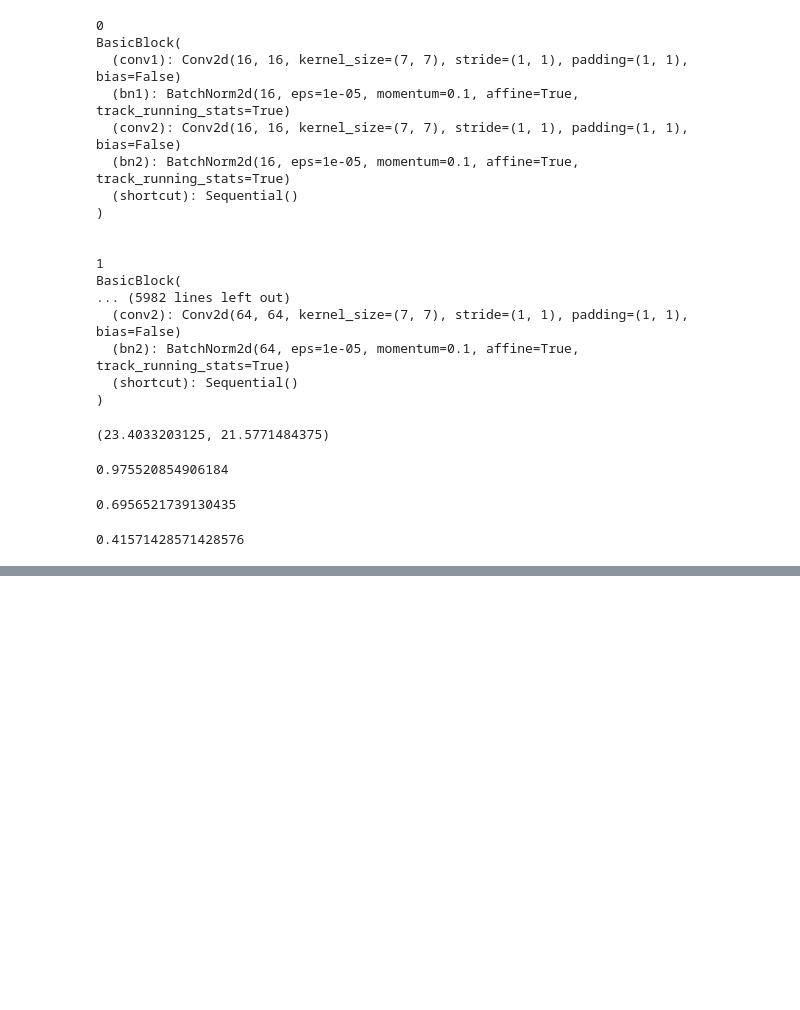
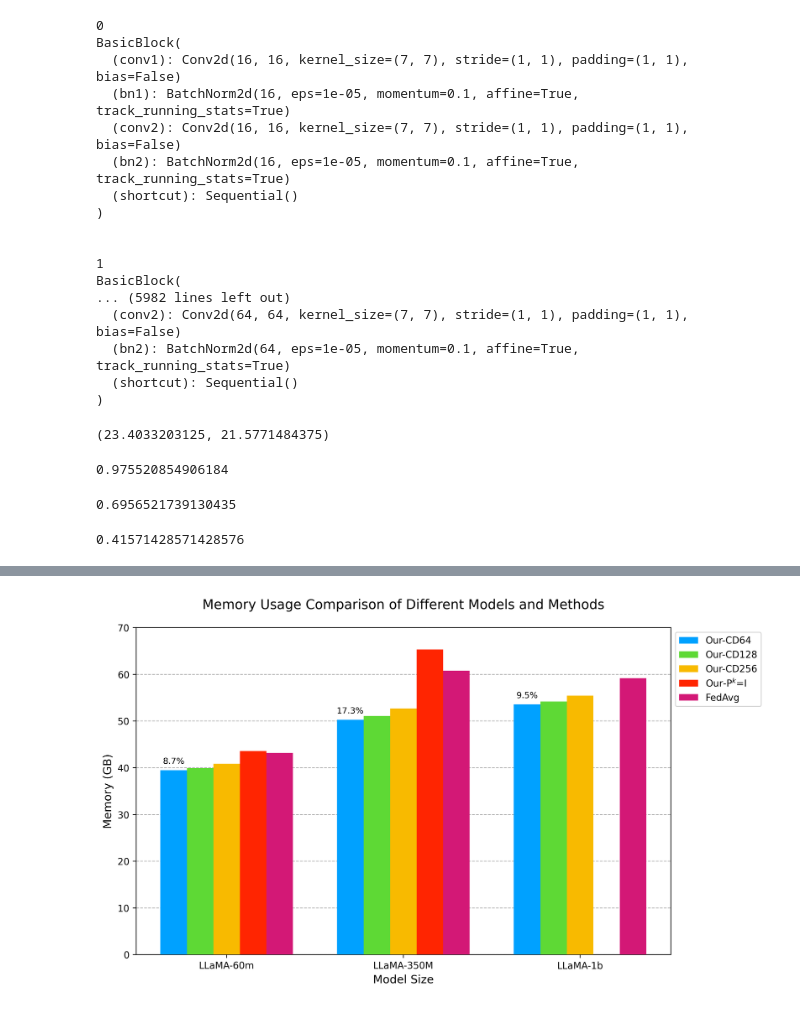
Before and after one commit to JimmyAwoe/FedSub, a Jupyter notebook: test.ipynb, the cells around one changed output, grey strips where cells are left out. Saved outputs shown, nothing was run; the diff lists cells and outputs as text; code cells hidden in the pictures; blank space fills up the shorter version.

```diff
--- a/test.ipynb
+++ b/test.ipynb
@@ -439,0 +468,72 @@ p2 / (p1 + p2)
+# %%
+import matplotlib.pyplot as plt
+import numpy as np
+
+# 数据定义
+model_name = ["LLaMA-60m", "LLaMA-350M", "LLaMA-1b"]
+cd64_memory = [39.461, 50.272, 53.566]
+cd128_memory = [39.924, 51.087, 54.184]
+cd256_memory = [40.851, 52.705, 55.464]
+pki_memory = [43.601, 65.324, np.nan]  # 将None替换为np.nan
+fedavg_mem = [43.209, 60.785, 59.177]
+
+# 计算 Our-CD64 相对于 FedAvg 的内存节省比例
+def cal_save_ratio(cd64, fedavg):
+    ratios = []
+    for c, f in zip(cd64, fedavg):
+        if not np.isnan(f) and f != 0:
+            ratio = (f - c) / f * 100
+            ratios.append(ratio)
+        else:
+            ratios.append(np.nan)
+    return ratios
+
+save_ratios = cal_save_ratio(cd64_memory, fedavg_mem)
+
+# 设置图形大小和分辨率
+plt.figure(figsize=(10, 6), dpi=300)
+
+# 绘制柱状图
+x = np.arange(len(model_name))  # x轴位置
+width = 0.15  # 柱子宽度
+
+bar_cd64 = plt.bar(x - 2 * width, cd64_memory, width, label='Our-CD64', color='#00A1FF', zorder=3)
+bar_cd128 = plt.bar(x - width, cd128_memory, width, label='Our-CD128', color='#5ed935', zorder=3)
+bar_cd256 = plt.bar(x, cd256_memory, width, label='Our-CD256', color='#f8ba00', zorder=3)
+bar_pki = plt.bar(x + width, pki_memory, width, label=r'Our-P$^k$=I', color='#ff2501', zorder=3)
+bar_fedavg = plt.bar(x + 2 * width, fedavg_mem, width, label='FedAvg', color='#d31876', zorder=3)
+
+# 设置图表标题和坐标轴标签
+plt.title('Memory Usage Comparison of Different Models and Methods', fontsize=14, pad=20)
+plt.xlabel('Model Size', fontsize=12)
+plt.ylabel('Memory (GB)', fontsize=12)
+
+# 设置x轴刻度和标签
+plt.xticks(x, model_name, fontsize=10)
+
+# 设置y轴范围和网格线
+plt.ylim([0, 70])
+plt.grid(axis='y', linestyle='--', zorder=0)
+
+# 添加图例
+plt.legend(loc='upper left', bbox_to_anchor=(1, 1), fontsize=10)
+
+# 添加节省比例文本标注
+for i, ratio in enumerate(save_ratios):
+    if not np.isnan(ratio):
+        # 计算文本位置，在 Our-CD64 柱状图上方合适位置
+        bar_height = bar_cd64[i].get_height()
+        plt.text(bar_cd64[i].get_x() + bar_cd64[i].get_width() / 2,
+                 bar_height + 1,  # 距离柱状图顶部的垂直距离
+                 f'{ratio:.1f}%',  # 保留1位小数
+                 ha='center', va='bottom', fontsize=9, color='black')
+
+# 优化布局
+plt.tight_layout()
+
+# 保存图像并显示
+plt.savefig("logs/csv/mem.png", bbox_inches='tight', dpi=300)
+plt.show()
+plt.close()
+# %% [output]
+[figure, added]
```
Also changed, not shown: parts of 2 cells of this notebook, 55 other files.
